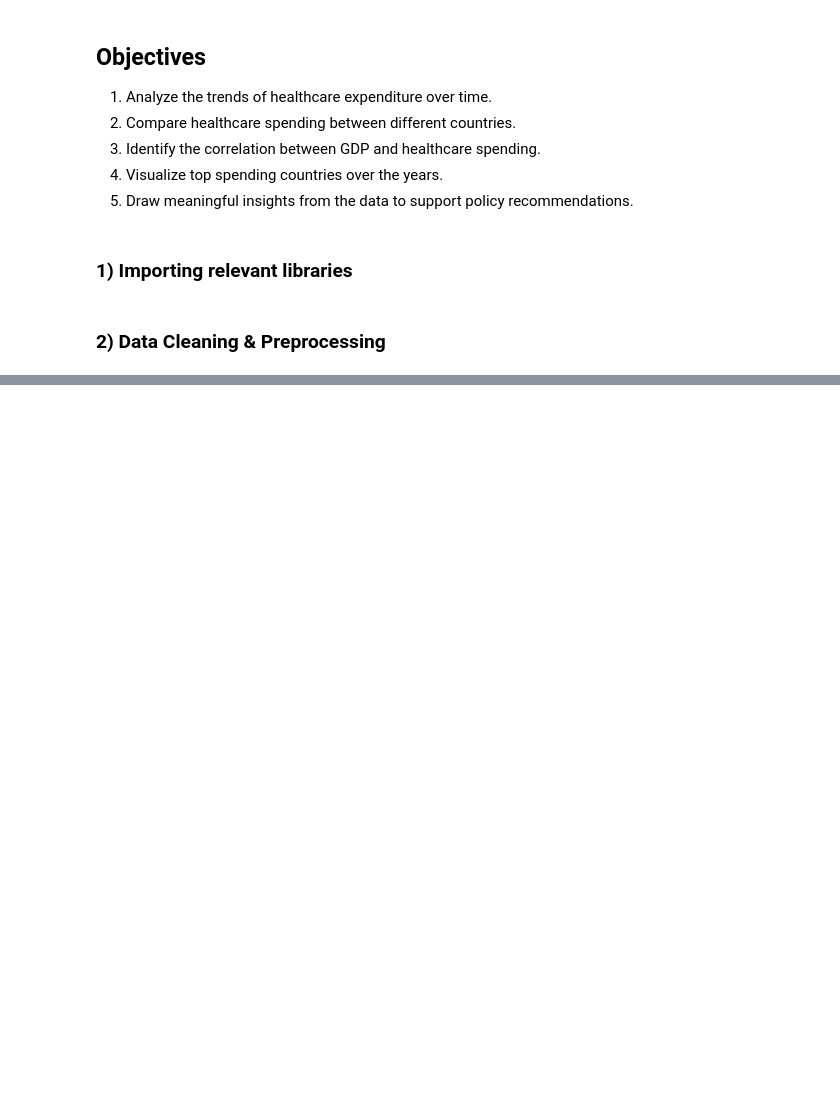
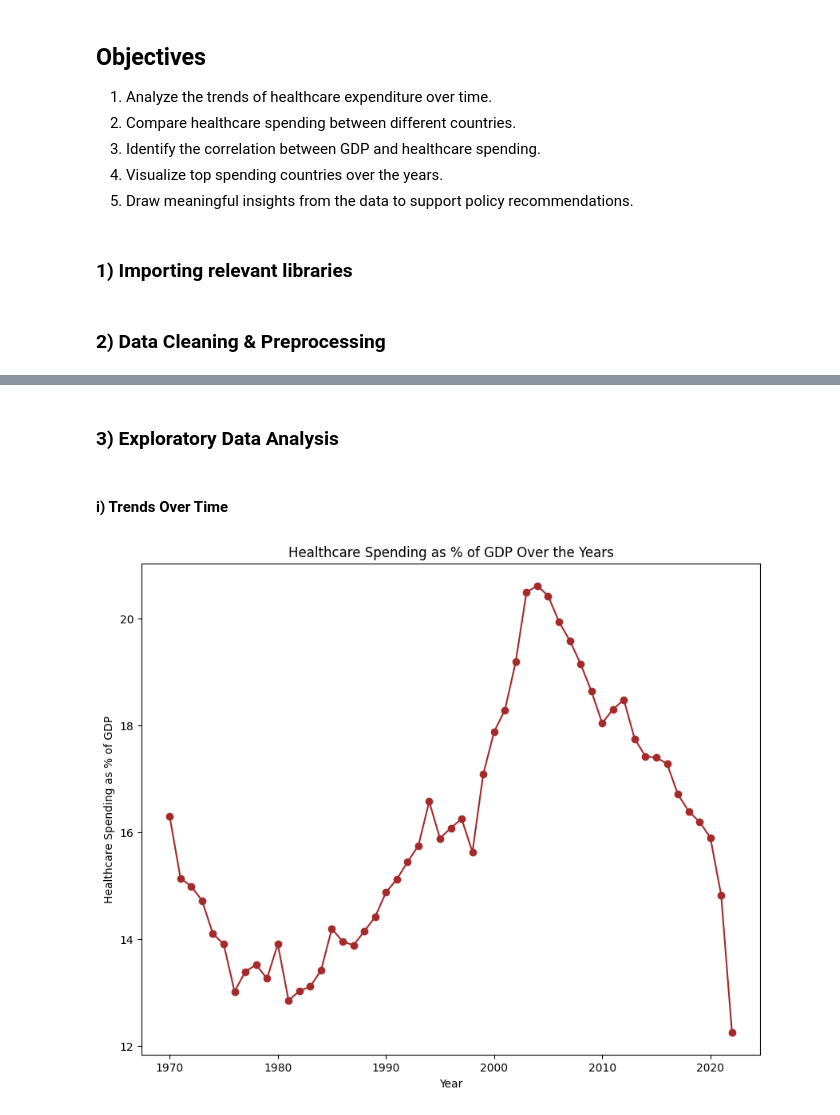
Before and after one commit to Sharvani-123/Pharmaceutical-Drug-Spendings_Analysis, a Jupyter notebook: analysis.ipynb, the cells around one changed output, grey strips where cells are left out. Cells and saved outputs as stored; diff of their text form; code cells hidden in the pictures; blank space fills up the shorter version.

Commit message:
Added trend analysis for healthcare spending

```diff
--- a/analysis.ipynb
+++ b/analysis.ipynb
@@ -81,0 +40,15 @@ print(data.duplicated().sum())
+# %% [markdown]
+### 3) Exploratory Data Analysis
+# %% [markdown]
+#### i) Trends Over Time
+# %%
+# healthcare spending as the percentage of GDP over the years
+healthcare_spending=data.groupby('TIME')['PC_HEALTHXP'].mean().reset_index()
+plt.figure(figsize=(10,8))
+plt.title('Healthcare Spending as % of GDP Over the Years')
+plt.plot(healthcare_spending['TIME'],healthcare_spending['PC_HEALTHXP'],marker='o',linestyle='-',color='brown')
+plt.xlabel('Year')
+plt.ylabel('Healthcare Spending as % of GDP')
+plt.show()
+# %% [output]
+[figure, added]
```
Also changed, not shown: parts of 4 cells of this notebook.
